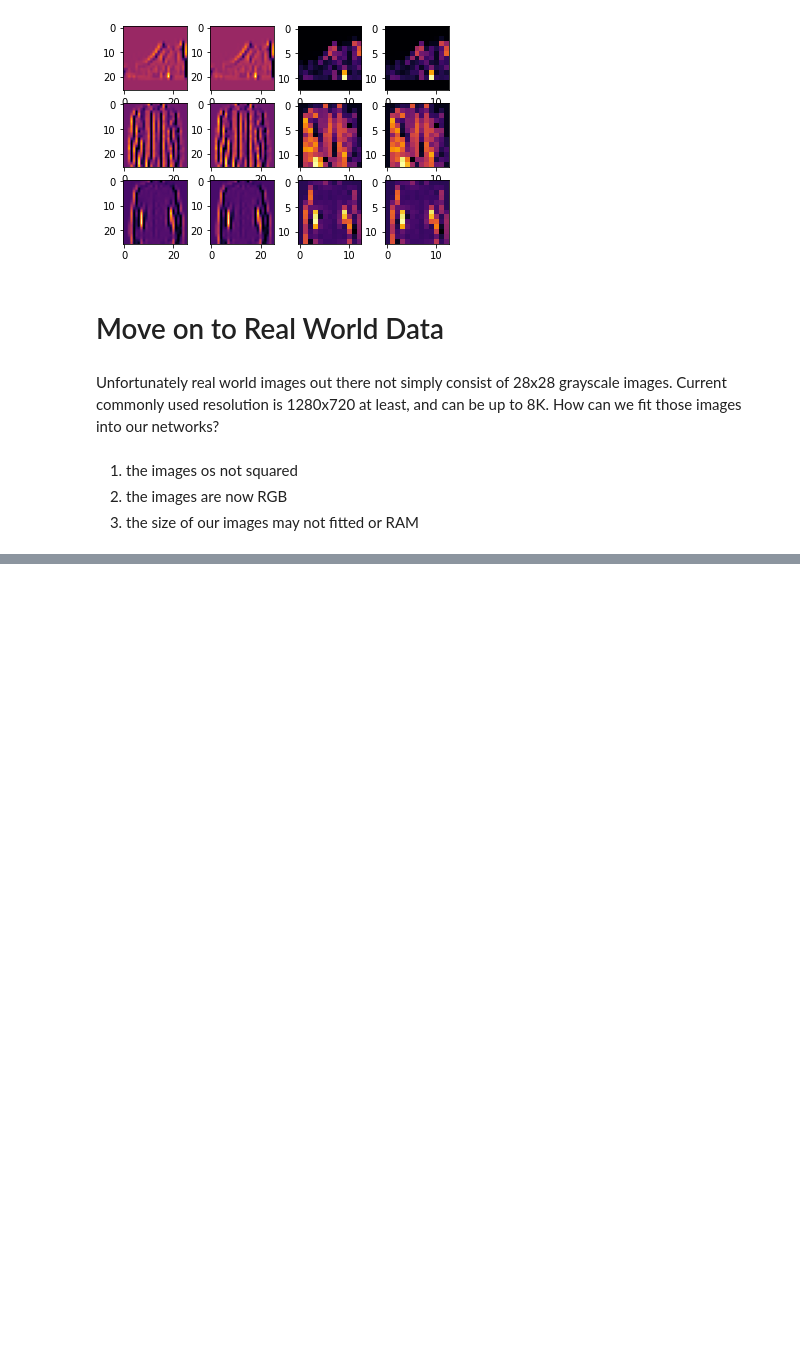
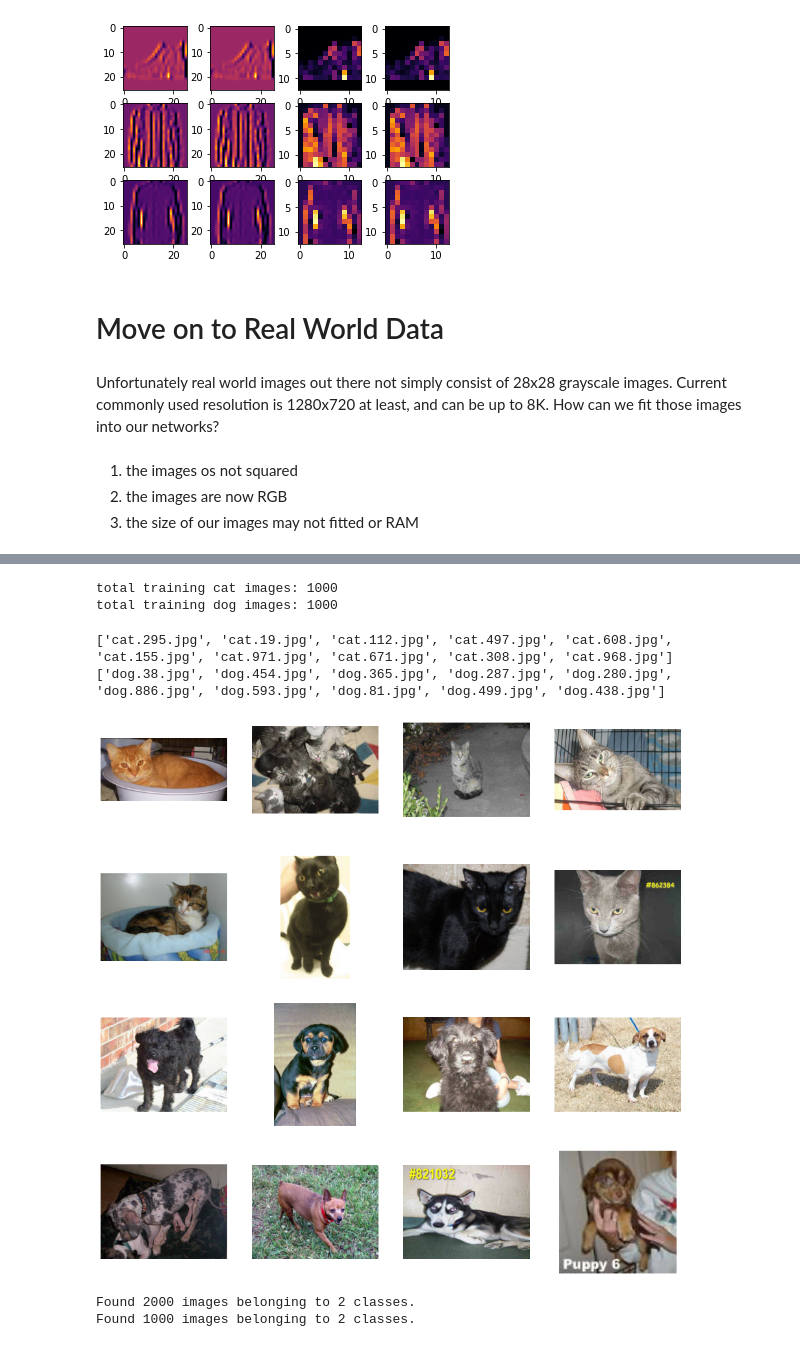
Before and after one commit to IqbalLx/Data-Bangalore-Image-Processing, a Jupyter notebook: computer_vision_deep_dive.ipynb, the cells around one changed output, grey strips where cells are left out. Drawn from its saved outputs; the diff is of its cells as text; code cells hidden in the pictures; blank space fills up the shorter version.

```diff
--- a/computer_vision_deep_dive.ipynb
+++ b/computer_vision_deep_dive.ipynb
@@ -654,0 +878,50 @@ Unfortunately real world images out there not simply consist of 28x28 grayscale
+# %%
+# Directory with our training cat pictures
+train_cat_dir = '/content/cat-or-dog/cats_and_dogs_filtered/train/cats'
+
+# Directory with our training dog pictures
+train_dog_dir = '/content/cat-or-dog/cats_and_dogs_filtered/train/dogs'
+# %%
+print('total training cat images:', len(os.listdir(train_cat_dir)))
+print('total training dog images:', len(os.listdir(train_dog_dir)))
+# %% [output]
+total training cat images: 1000
+total training dog images: 1000
+# %%
+train_cat_names = os.listdir(train_cat_dir)
+print(train_cat_names[:10])
+
+train_dog_names = os.listdir(train_dog_dir)
+print(train_dog_names[:10])
+# %% [output]
+['cat.295.jpg', 'cat.19.jpg', 'cat.112.jpg', 'cat.497.jpg', 'cat.608.jpg', 'cat.155.jpg', 'cat.971.jpg', 'cat.671.jpg', 'cat.308.jpg', 'cat.968.jpg']
+['dog.38.jpg', 'dog.454.jpg', 'dog.365.jpg', 'dog.287.jpg', 'dog.280.jpg', 'dog.886.jpg', 'dog.593.jpg', 'dog.81.jpg', 'dog.499.jpg', 'dog.438.jpg']
+# %%
+# Parameters for our graph; we'll output images in a 4x4 configuration
+nrows = 4
+ncols = 4
+
+# Index for iterating over images
+pic_index = 0
+
+# Set up matplotlib fig, and size it to fit 4x4 pics
+fig = plt.gcf()
+fig.set_size_inches(ncols * 4, nrows * 4)
+
+pic_index += 8
+next_cat_pix = [os.path.join(train_cat_dir, fname)
+                for fname in train_cat_names[pic_index-8:pic_index]]
+next_dog_pix = [os.path.join(train_dog_dir, fname)
+                for fname in train_dog_names[pic_index-8:pic_index]]
+
+for i, img_path in enumerate(next_cat_pix+next_dog_pix):
+  # Set up subplot; subplot indices start at 1
+  sp = plt.subplot(nrows, ncols, i + 1)
+  sp.axis('Off') # Don't show axes (or gridlines)
+
+  img = mpimg.imread(img_path)
+  plt.imshow(img)
+
+plt.show()
+# %% [output]
+[figure, added]
@@ -654,0 +932,21 @@ Unfortunately real world images out there not simply consist of 28x28 grayscale
+# %%
+datagen = tf.keras.preprocessing.image.ImageDataGenerator(
+    rescale=1./255,
+)
+
+train_datagen = datagen.flow_from_directory(
+    "/content/cat-or-dog/cats_and_dogs_filtered/train",
+    class_mode="binary",
+    target_size=(TARGET_SIZE, TARGET_SIZE),
+    batch_size=TRAIN_BATCH_SIZE
+)
+
+val_datagen = datagen.flow_from_directory(
+    "/content/cat-or-dog/cats_and_dogs_filtered/validation",
+    class_mode="binary",
+    target_size=(TARGET_SIZE, TARGET_SIZE),
+    batch_size=VAL_BATCH_SIZE
+)
+# %% [output]
+Found 2000 images belonging to 2 classes.
+Found 1000 images belonging to 2 classes.
```
Also changed, not shown: parts of 33 cells of this notebook.
